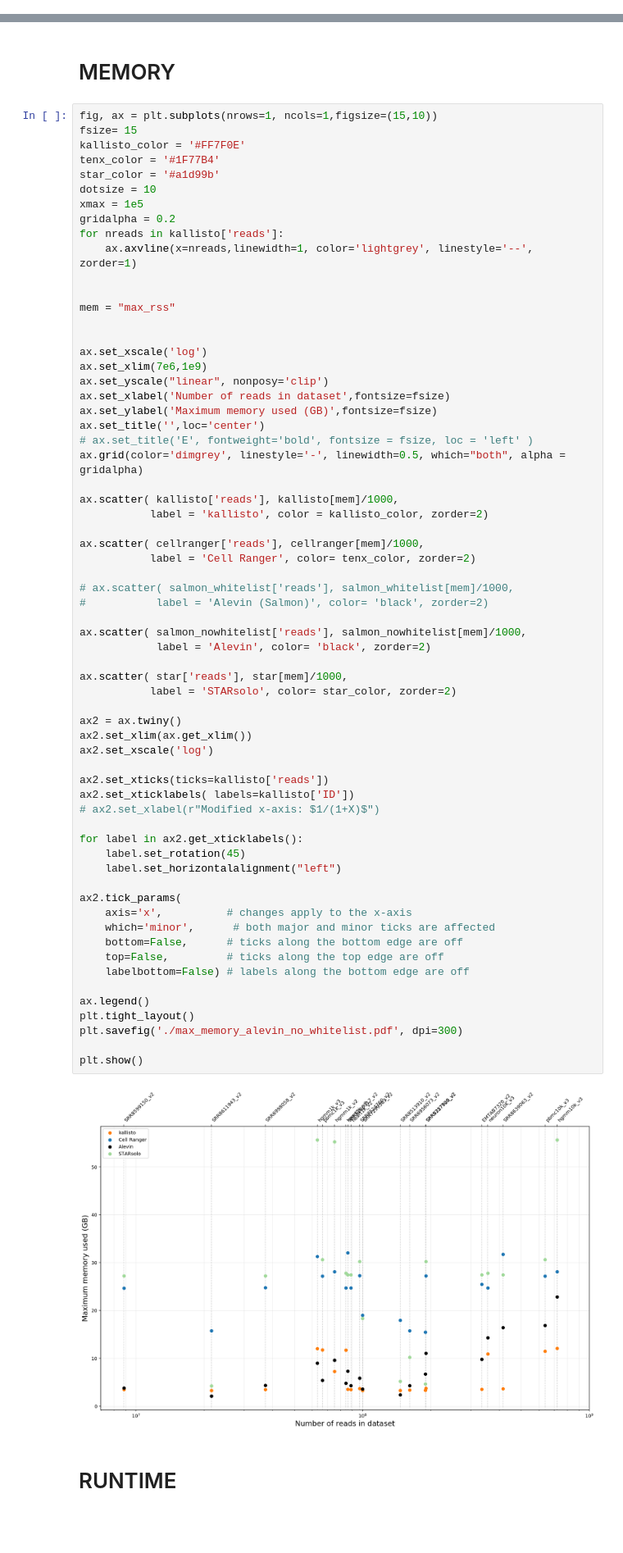
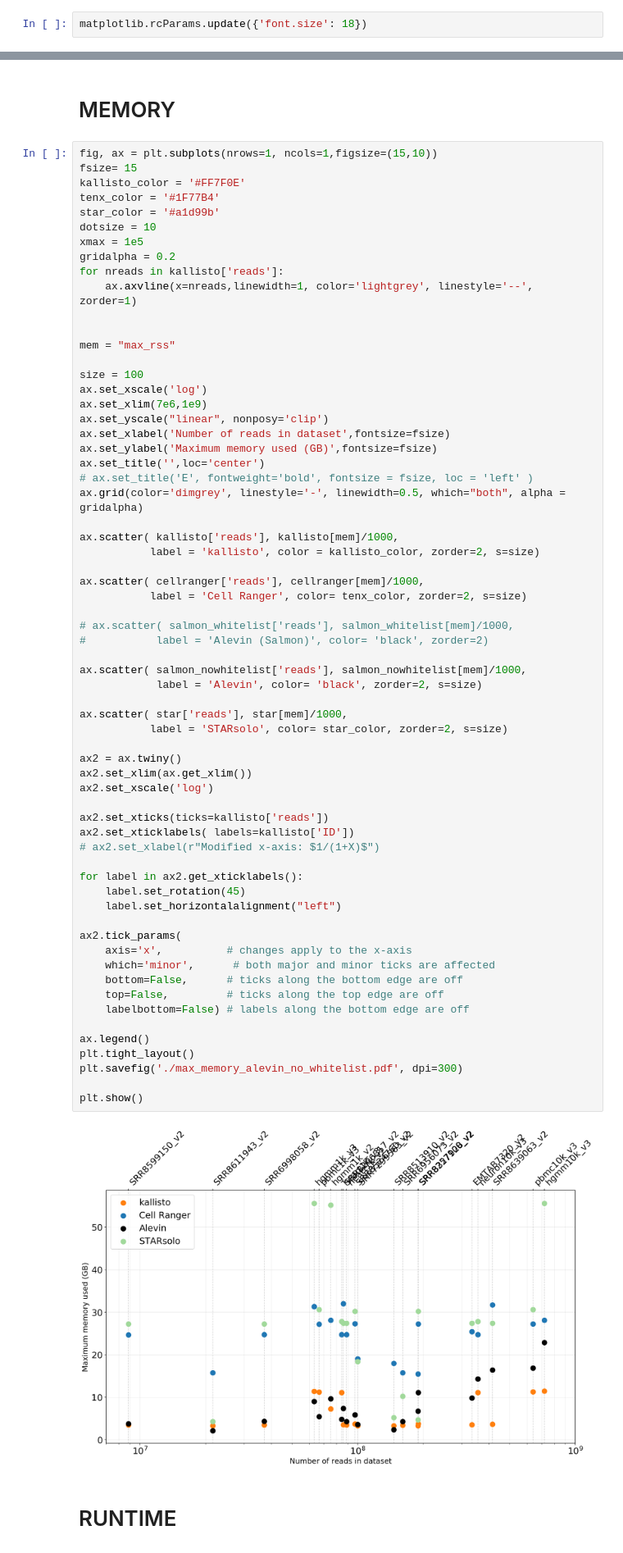
Before and after one commit to pachterlab/MBGBLHGP_2019, a Jupyter notebook: Figure_1/figure_1ef.ipynb, the cells around one changed output, grey strips where cells are left out. Shown at 82% size. Saved outputs shown, nothing was run; the diff lists cells and outputs as text; blank space fills up the shorter version.

```diff
--- a/Figure_1/figure_1ef.ipynb
+++ b/Figure_1/figure_1ef.ipynb
@@ -6,5 +7,7 @@ import numpy as np
 %matplotlib inline
 %config InlineBackend.figure_format = 'retina'
+# %%
+matplotlib.rcParams.update({'font.size': 18})
 # %%
 c = pd.read_csv("time_cellranger.csv")
 k1 = pd.read_csv("time_kallisto_step1_bus.csv")
@@ -96,7 +90,7 @@ for nreads in kallisto['reads']:
 
 mem = "max_rss"
 
-
+size = 100
 ax.set_xscale('log')
 ax.set_xlim(7e6,1e9)
 ax.set_yscale("linear", nonposy='clip')
@@ -107,46 +101,46 @@ ax.set_title('',loc='center')
 ax.grid(color='dimgrey', linestyle='-', linewidth=0.5, which="both", alpha = gridalpha)
 
 ax.scatter( kallisto['reads'], kallisto[mem]/1000,
-           label = 'kallisto', color = kallisto_color, zorder=2)
+           label = 'kallisto', color = kallisto_color, zorder=2, s=size)
 
 ax.scatter( cellranger['reads'], cellranger[mem]/1000,
-           label = 'Cell Ranger', color= tenx_color, zorder=2)
+           label = 'Cell Ranger', color= tenx_color, zorder=2, s=size)
 
 # ax.scatter( salmon_whitelist['reads'], salmon_whitelist[mem]/1000,
 #           label = 'Alevin (Salmon)', color= 'black', zorder=2)
 
 ax.scatter( salmon_nowhitelist['reads'], salmon_nowhitelist[mem]/1000,
-            label = 'Alevin', color= 'black', zorder=2)
+            label = 'Alevin', color= 'black', zorder=2, s=size)
 
 ax.scatter( star['reads'], star[mem]/1000,
-           label = 'STARsolo', color= star_color, zorder=2)
+           label = 'STARsolo', color= star_color, zorder=2, s=size)
 
 ax2 = ax.twiny()
 ax2.set_xlim(ax.get_xlim())
 ax2.set_xscale('log')
 
 ax2.set_xticks(ticks=kallisto['reads'])
 ax2.set_xticklabels( labels=kallisto['ID'])
 # ax2.set_xlabel(r"Modified x-axis: $1/(1+X)$")
 
 for label in ax2.get_xticklabels():
     label.set_rotation(45)
     label.set_horizontalalignment("left")
 
 ax2.tick_params(
     axis='x',          # changes apply to the x-axis
     which='minor',      # both major and minor ticks are affected
     bottom=False,      # ticks along the bottom edge are off
     top=False,         # ticks along the top edge are off
     labelbottom=False) # labels along the bottom edge are off
 
 ax.legend()
 plt.tight_layout()
 plt.savefig('./max_memory_alevin_no_whitelist.pdf', dpi=300)
 
 plt.show()
 # %% [output]
-[figure, old version]
+[figure, new version]
 # %% [markdown]
 # RUNTIME
 # %%
```
Also changed, not shown: parts of 4 cells of this notebook, 7 other files.
